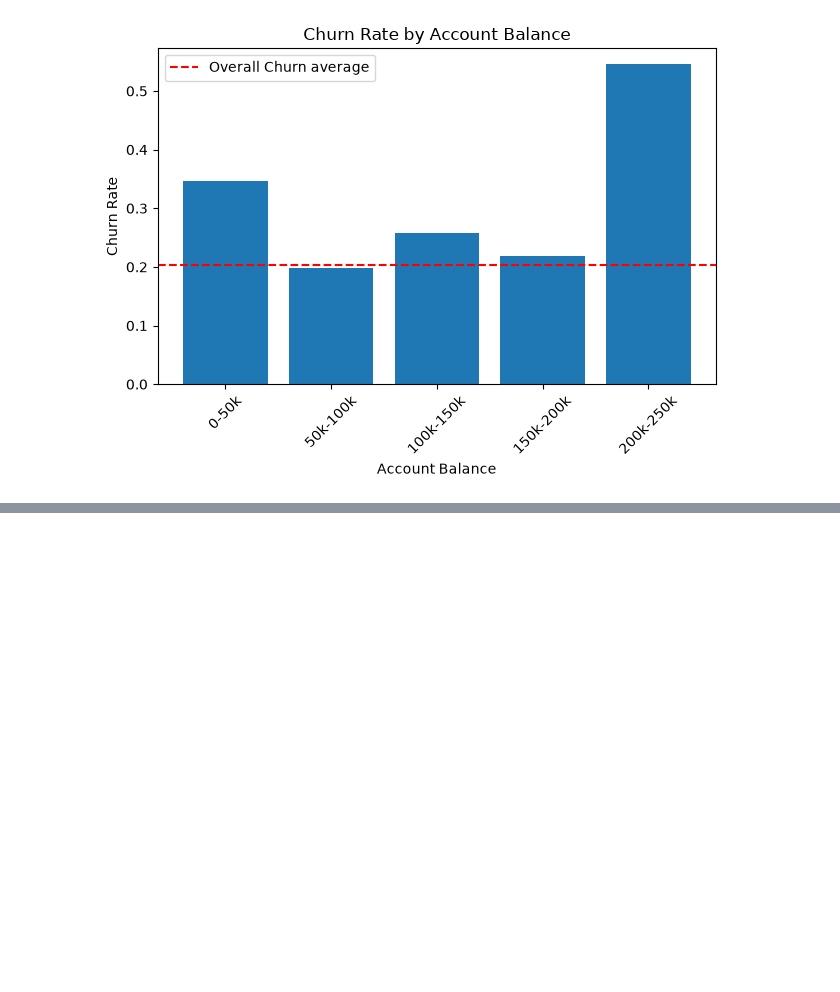
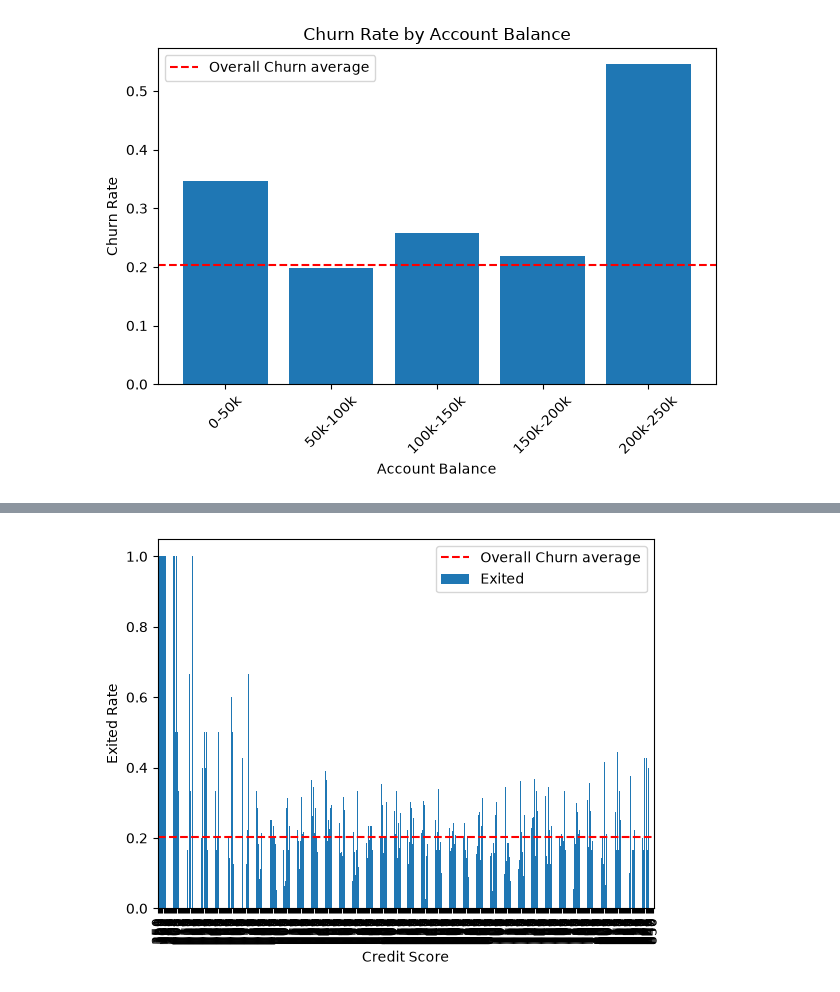
Before and after one commit to olaoluwacode/UD_Customer_Churn_Prediction, a Jupyter notebook: eda.ipynb, the cells around one changed output, grey strips where cells are left out. Saved outputs shown, nothing was run; the diff lists cells and outputs as text; code cells hidden in the pictures; blank space fills up the shorter version.

```diff
--- a/eda.ipynb
+++ b/eda.ipynb
@@ -327,0 +348,9 @@ KeyboardInterrupt:
+# %%
+da.groupby("CreditScore")["Exited"].mean().plot(kind='bar')
+plt.ylabel('Exited Rate')
+plt.xlabel('Credit Score')
+plt.axhline(da['Exited'].mean(), color='red', linestyle='--', label='Overall Churn average')
+plt.legend()
+plt.show()
+# %% [output]
+[figure, added]
```
Also changed, not shown: parts of 3 cells of this notebook.
